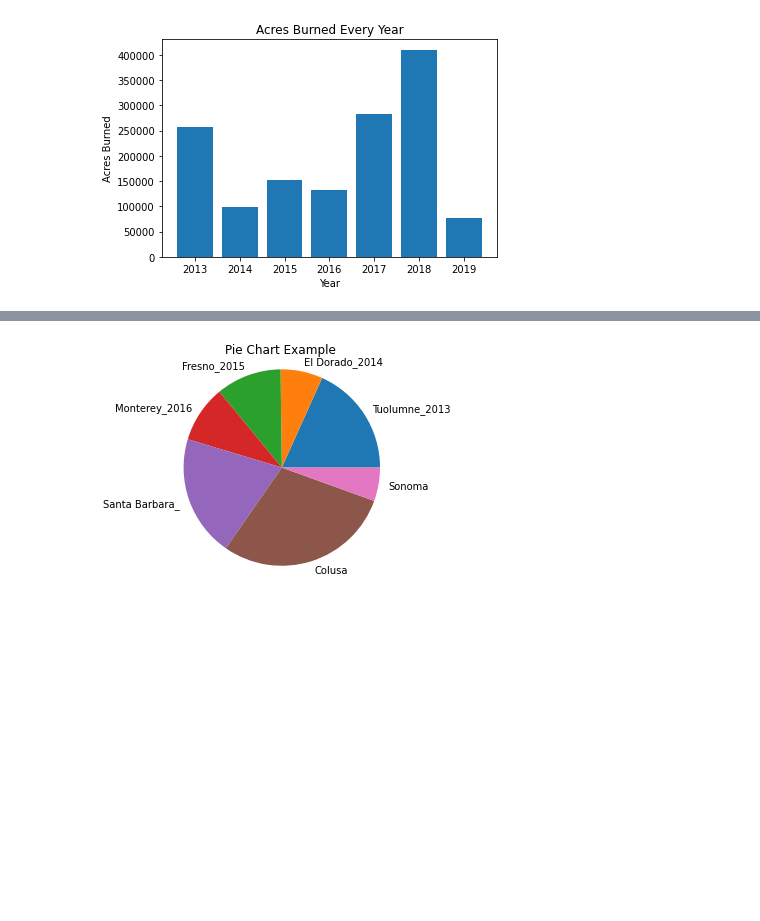
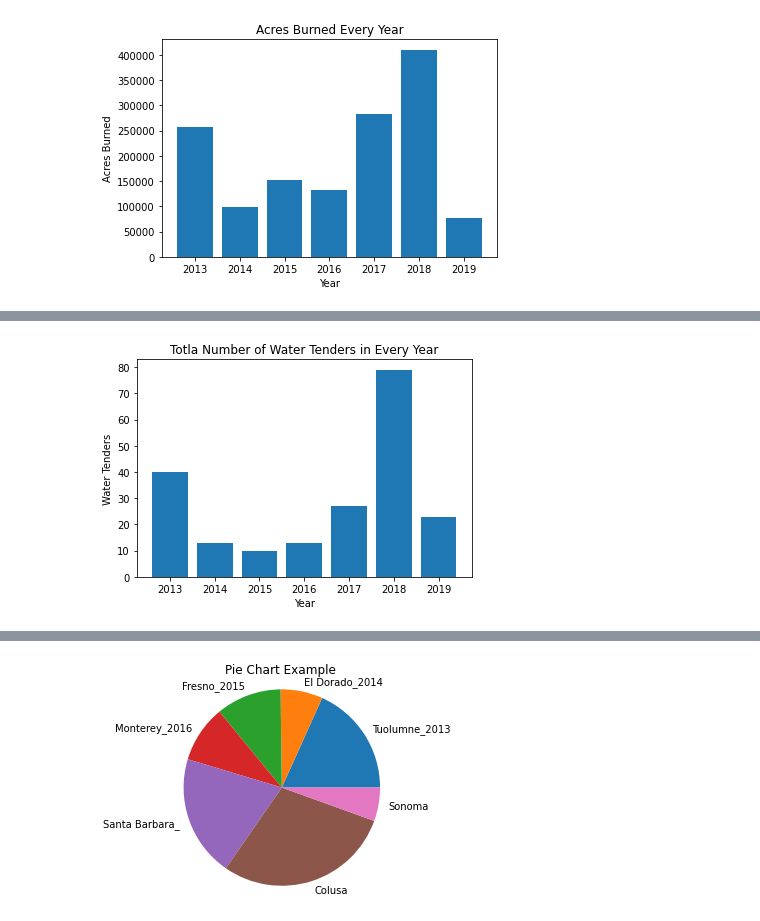
Before and after one commit to JERWIN0/BAT404_FIREMAN, a Jupyter notebook: Analysis_of_Wildfires_Occurrence_Worldwide.ipynb, the cells around one changed output, grey strips where cells are left out. Drawn from its saved outputs; the diff is of its cells as text; code cells hidden in the pictures; blank space fills up the shorter version.

```diff
--- a/Analysis_of_Wildfires_Occurrence_Worldwide.ipynb
+++ b/Analysis_of_Wildfires_Occurrence_Worldwide.ipynb
@@ -150,2 +154,12 @@ plt.show()
+# %%
+plt.bar(ds.ArchiveYear,ds.WaterTenders)
+
+
+plt.title('Totla Number of Water Tenders in Every Year')
+plt.xlabel('Year')
+plt.ylabel('Water Tenders')
+plt.show()
+# %% [output]
+[figure, added]
 # %%
 
```
Also changed, not shown: parts of 10 cells of this notebook.
